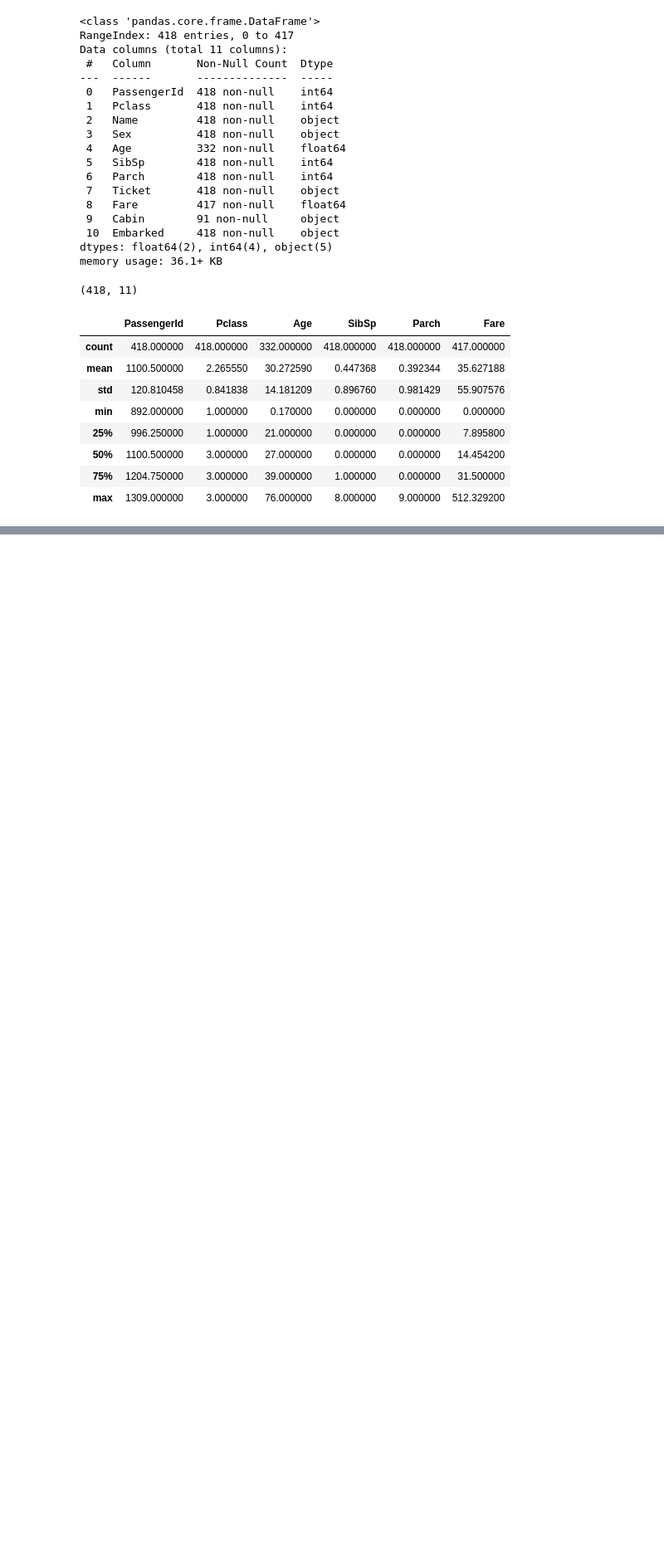
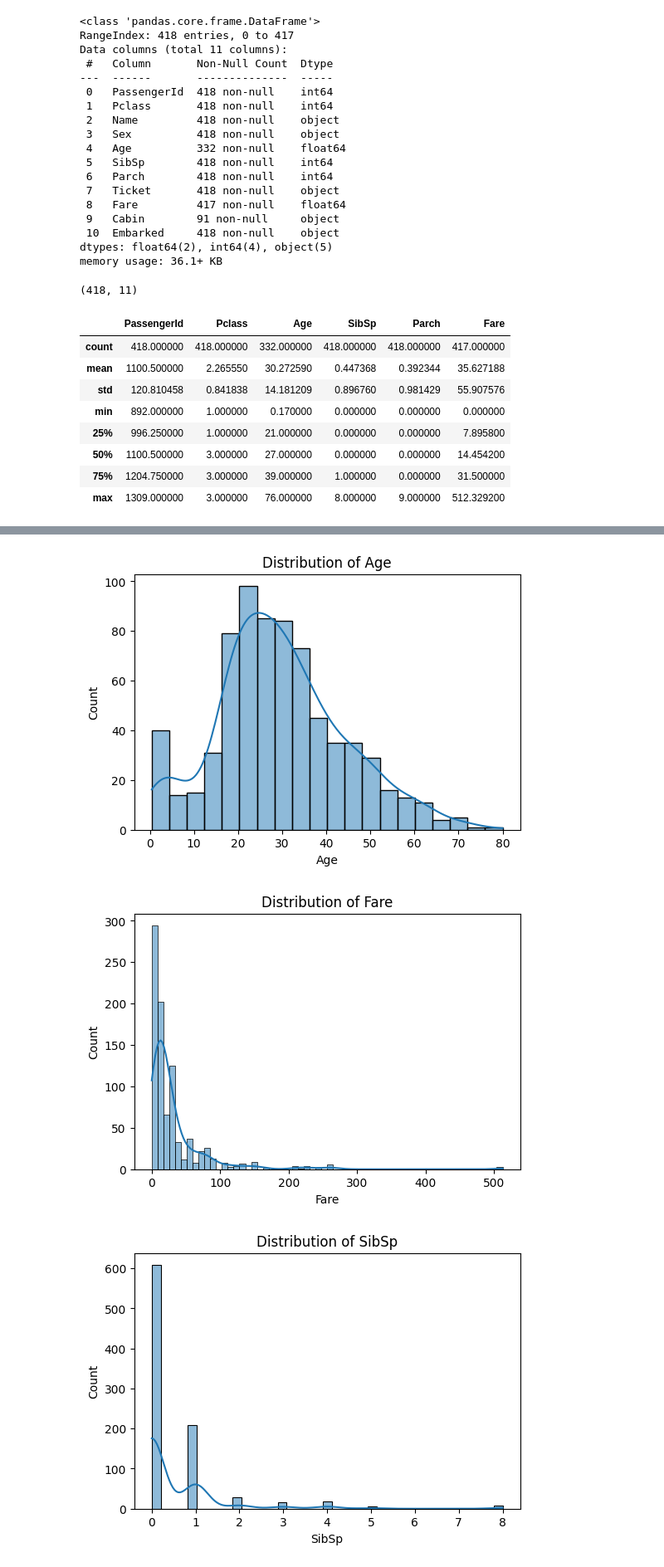
Before and after one commit to mahabubmamun/Machine-Learning, a Jupyter notebook: Titanic_All_About.ipynb, the cells around one changed output, grey strips where cells are left out. Shown at 83% size. Cells and saved outputs as stored; diff of their text form; code cells hidden in the pictures; blank space fills up the shorter version.

```diff
--- a/Titanic_All_About.ipynb
+++ b/Titanic_All_About.ipynb
@@ -119,0 +191,13 @@ df_test.describe()
+# %%
+# Numerical features distribution
+num_cols = ['Age', 'Fare', 'SibSp', 'Parch']
+
+for col in num_cols:
+    plt.figure(figsize=(6,4))
+    sns.histplot(df_train[col], kde=True)
+    plt.title(f"Distribution of {col}")
+    plt.show()
+# %% [output]
+[figure, added]
+[figure, added]
+[figure, added]
```
Also changed, not shown: parts of 13 cells of this notebook.
